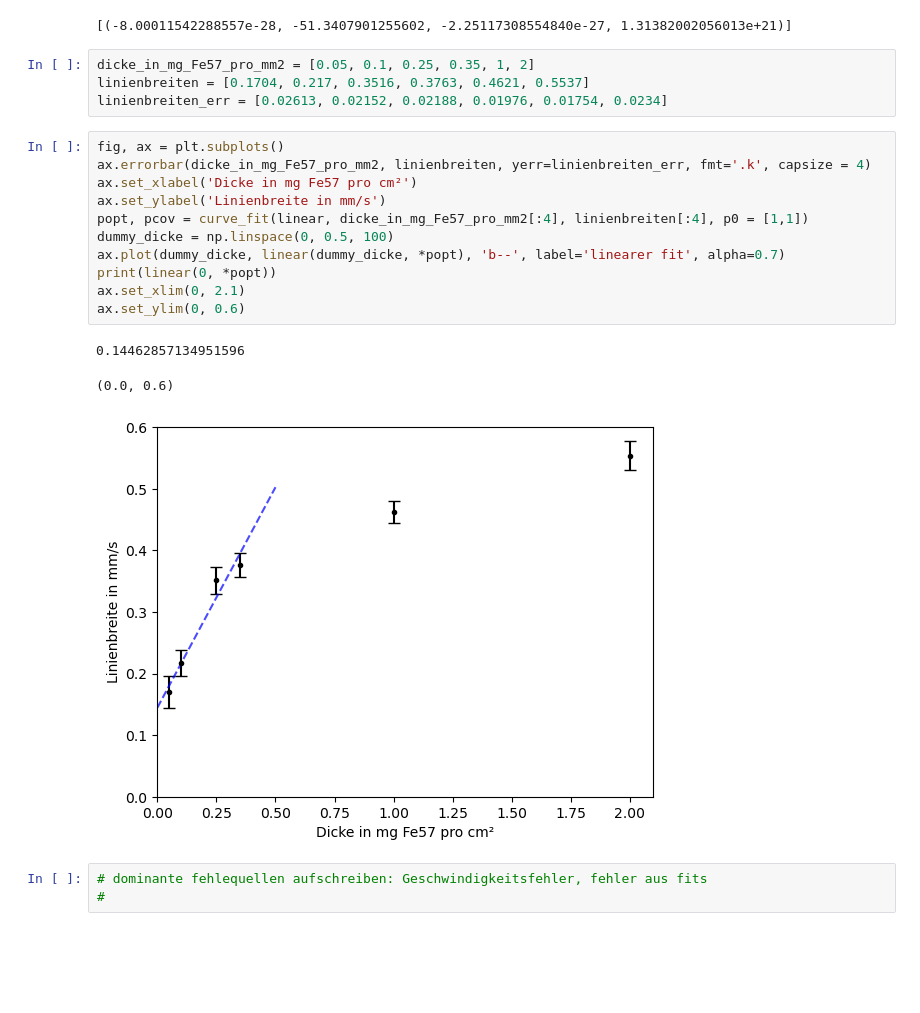
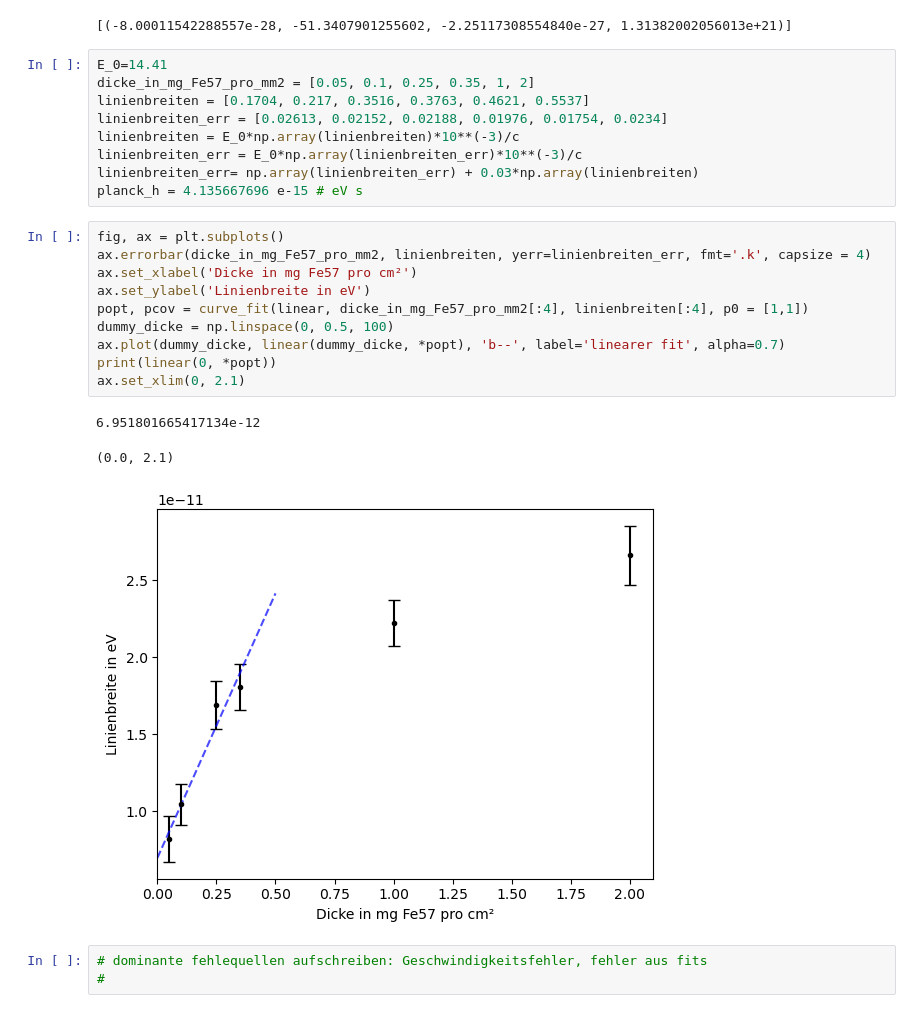
Before and after one commit to Svuem/EXP11, a Jupyter notebook: Code.ipynb, the cells around one changed output. Saved outputs shown, nothing was run; the diff lists cells and outputs as text; blank space fills up the shorter version.

Commit message:
linienbreite :(

```diff
--- a/Code.ipynb
+++ b/Code.ipynb
@@ -93,24 +93,28 @@ print(lsg)
 # %% [output]
 [(-8.00011542288557e-28, -51.3407901255602, -2.25117308554840e-27, 1.31382002056013e+21)]
 # %%
+E_0=14.41
 dicke_in_mg_Fe57_pro_mm2 = [0.05, 0.1, 0.25, 0.35, 1, 2]
 linienbreiten = [0.1704, 0.217, 0.3516, 0.3763, 0.4621, 0.5537]
 linienbreiten_err = [0.02613, 0.02152, 0.02188, 0.01976, 0.01754, 0.0234]
+linienbreiten = E_0*np.array(linienbreiten)*10**(-3)/c
+linienbreiten_err = E_0*np.array(linienbreiten_err)*10**(-3)/c
+linienbreiten_err= np.array(linienbreiten_err) + 0.03*np.array(linienbreiten)
+planck_h = 4.135667696 e-15 # eV s
 # %%
 fig, ax = plt.subplots()
 ax.errorbar(dicke_in_mg_Fe57_pro_mm2, linienbreiten, yerr=linienbreiten_err, fmt='.k', capsize = 4)
 ax.set_xlabel('Dicke in mg Fe57 pro cm²')
-ax.set_ylabel('Linienbreite in mm/s')
+ax.set_ylabel('Linienbreite in eV')
 popt, pcov = curve_fit(linear, dicke_in_mg_Fe57_pro_mm2[:4], linienbreiten[:4], p0 = [1,1])
 dummy_dicke = np.linspace(0, 0.5, 100)
 ax.plot(dummy_dicke, linear(dummy_dicke, *popt), 'b--', label='linearer fit', alpha=0.7)
 print(linear(0, *popt))
 ax.set_xlim(0, 2.1)
-ax.set_ylim(0, 0.6)
 # %% [output]
-0.14462857134951596
+6.951801665417134e-12
-(0.0, 0.6)
+(0.0, 2.1)
-[figure, old version]
+[figure, new version]
 # %%
 # dominante fehlequellen aufschreiben: Geschwindigkeitsfehler, fehler aus fits
 #
```
